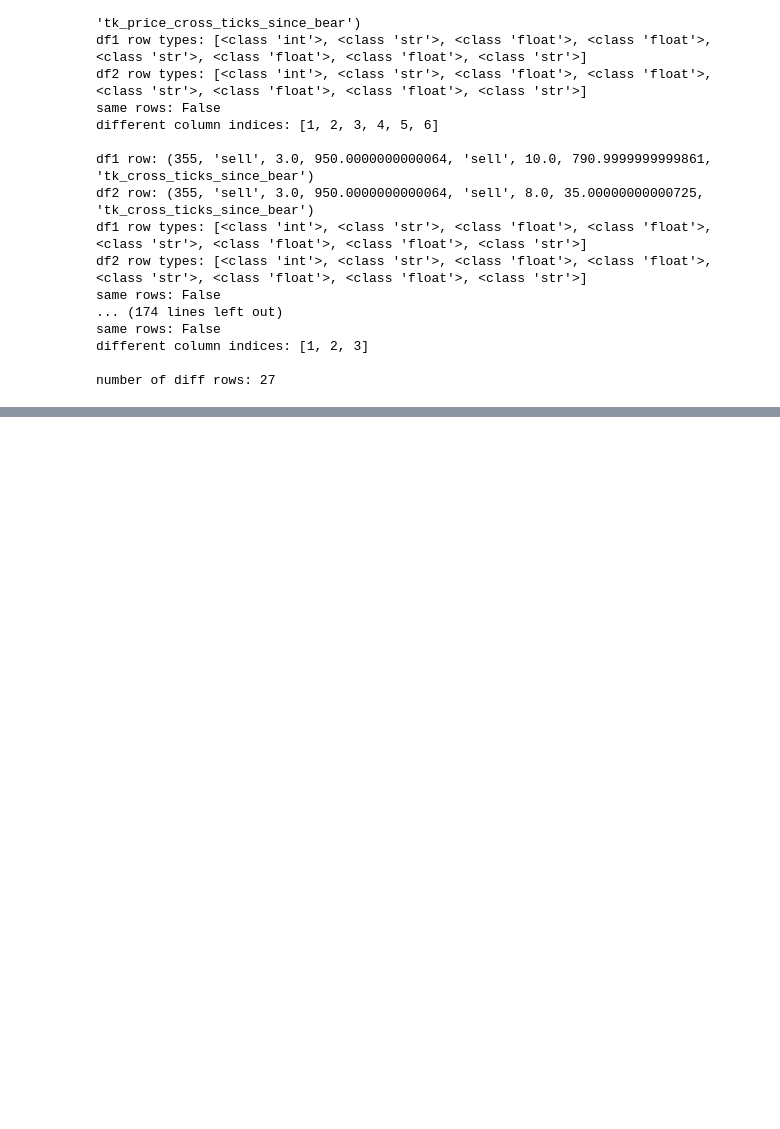
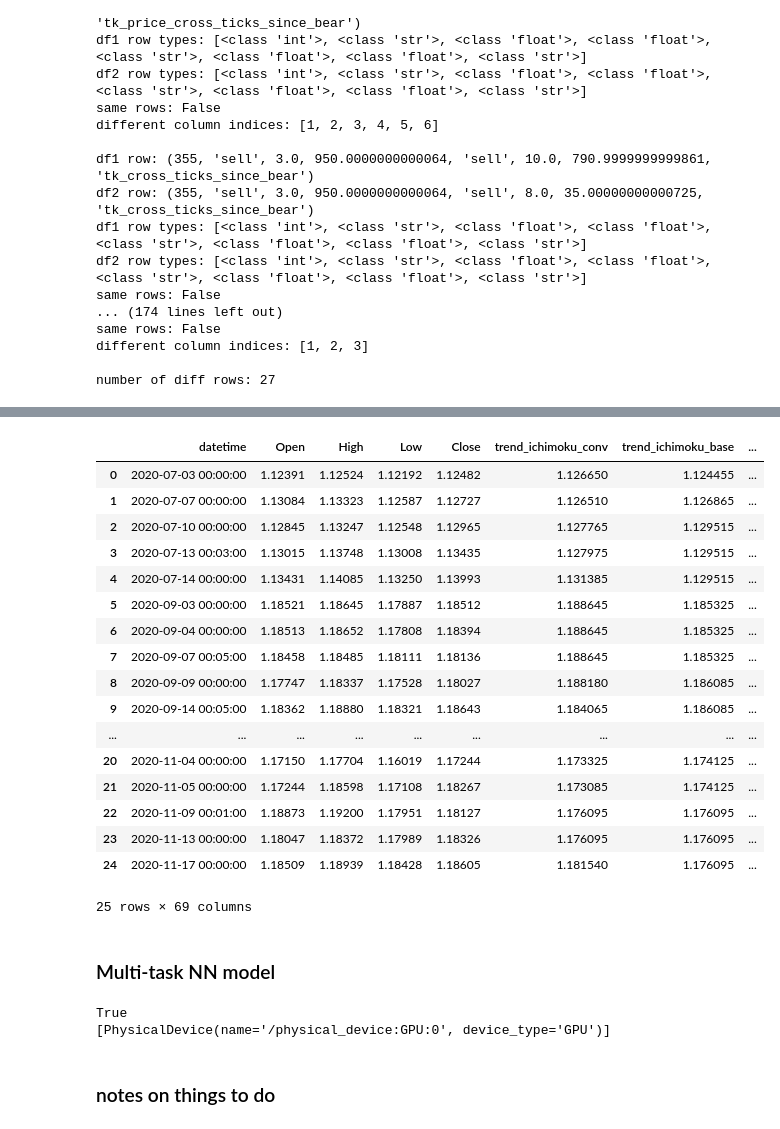
Before and after one commit to 2nsobi/ForexMachine, a Jupyter notebook: notebooks/get_ichimoku_signals.ipynb, the cells around one changed output, grey strips where cells are left out. Drawn from its saved outputs; the diff is of its cells as text; code cells hidden in the pictures; blank space fills up the shorter version.

Commit message:
testing xgboost model for classification on opening trades with respect to a given ichimoku signal

```diff
--- a/notebooks/get_ichimoku_signals.ipynb
+++ b/notebooks/get_ichimoku_signals.ipynb
@@ -1487,0 +1670,2 @@ show_data_from_range(data_with_ichi, '2012-10-29', '2012-12-29',
+# %%
+filepath = gi.download_mt5_data("EURUSD", 'D1', '2018-10-06', '2020-12-18')
@@ -1487,0 +1689,22 @@ show_data_from_range(data_with_ichi, '2012-10-29', '2012-12-29',
+# %%
+data_with_indicators_3 = gi.add_indicators_to_raw(filepath=filepath,
+                                                  save_to_disk=True,
+                                                  config=config,
+                                                  has_headers=True,
+                                                  datetime_col='datetime')
+data_with_ichi_3 = add_features(data_with_indicators_3)
+data_with_ichi_3 = pd.DataFrame(data_with_ichi_3[data_with_ichi_3['datetime'] > datetime(year=2020, month=6, day=6)].values, columns=data_with_ichi_3.columns)
+# %%
+data_with_ichi_3_labels = generate_ichimoku_labels(data_with_ichi_3, label_non_signals=False)
+
+res = disregard_rows_with_missing_data(data_with_ichi_3, pd.DataFrame(data_with_ichi_3_labels['first_decision']), ignored_x_cols=['chikou_span'])
+x, y = res[0]
+x_dard = dard(x)
+# %%
+dtest = xgb.DMatrix(x_dard)
+decision_preds = decision_predictor.predict(dtest)
+decision_preds = pd.DataFrame(decision_preds,columns=y.columns)
+decision_preds = convert_class_labels(decision_preds, to_ints=False, labels_dict=labels_dict)[0]
+print(1-error_rate(y, decision_preds))
+print(f'{int((1-error_rate(y, decision_preds))*len(decision_preds))}/{len(decision_preds)} correctly classified')
+decision_preds.head()
@@ -1487,0 +1720,22 @@ show_data_from_range(data_with_ichi, '2012-10-29', '2012-12-29',
+# %%
+data_to_eval = pd.concat((x,decision_preds),axis=1)
+data_to_eval
+# %% [output]
+|  | datetime | Open | High | Low | Close | trend_ichimoku_conv | trend_ichimoku_base | ... |
+| 0 | 2020-07-03 00:00:00 | 1.12391 | 1.12524 | 1.12192 | 1.12482 | 1.126650 | 1.124455 | ... |
+| 1 | 2020-07-07 00:00:00 | 1.13084 | 1.13323 | 1.12587 | 1.12727 | 1.126510 | 1.126865 | ... |
+| 2 | 2020-07-10 00:00:00 | 1.12845 | 1.13247 | 1.12548 | 1.12965 | 1.127765 | 1.129515 | ... |
+| 3 | 2020-07-13 00:03:00 | 1.13015 | 1.13748 | 1.13008 | 1.13435 | 1.127975 | 1.129515 | ... |
+| 4 | 2020-07-14 00:00:00 | 1.13431 | 1.14085 | 1.13250 | 1.13993 | 1.131385 | 1.129515 | ... |
+| 5 | 2020-09-03 00:00:00 | 1.18521 | 1.18645 | 1.17887 | 1.18512 | 1.188645 | 1.185325 | ... |
+| 6 | 2020-09-04 00:00:00 | 1.18513 | 1.18652 | 1.17808 | 1.18394 | 1.188645 | 1.185325 | ... |
+| 7 | 2020-09-07 00:05:00 | 1.18458 | 1.18485 | 1.18111 | 1.18136 | 1.188645 | 1.185325 | ... |
+| 8 | 2020-09-09 00:00:00 | 1.17747 | 1.18337 | 1.17528 | 1.18027 | 1.188180 | 1.186085 | ... |
+| 9 | 2020-09-14 00:05:00 | 1.18362 | 1.18880 | 1.18321 | 1.18643 | 1.184065 | 1.186085 | ... |
+| ... | ... | ... | ... | ... | ... | ... | ... | ... |
+| 20 | 2020-11-04 00:00:00 | 1.17150 | 1.17704 | 1.16019 | 1.17244 | 1.173325 | 1.174125 | ... |
+| 21 | 2020-11-05 00:00:00 | 1.17244 | 1.18598 | 1.17108 | 1.18267 | 1.173085 | 1.174125 | ... |
+| 22 | 2020-11-09 00:01:00 | 1.18873 | 1.19200 | 1.17951 | 1.18127 | 1.176095 | 1.176095 | ... |
+| 23 | 2020-11-13 00:00:00 | 1.18047 | 1.18372 | 1.17989 | 1.18326 | 1.176095 | 1.176095 | ... |
+| 24 | 2020-11-17 00:00:00 | 1.18509 | 1.18939 | 1.18428 | 1.18605 | 1.181540 | 1.176095 | ... |
+25 rows × 69 columns
@@ -1487,0 +1853,2 @@ show_data_from_range(data_with_ichi, '2012-10-29', '2012-12-29',
+# %% [markdown]
+### Multi-task NN model
@@ -1488,3 +1863,11 @@ show_data_from_range(data_with_ichi, '2012-10-29', '2012-12-29',
+# %%
+print(tf.test.is_gpu_available())
+print(tf.config.list_physical_devices('GPU'))
+# %% [output]
+True
+[PhysicalDevice(name='/physical_device:GPU:0', device_type='GPU')]
+# %% [markdown]
+### notes on things to do
 # %%
 """
 if self.data[i][self.feature_indices['datetime']].strftime('%Y-%m-%dT%H:%M') == '2013-05-28T10:00':
```
Also changed, not shown: parts of 20 cells of this notebook.
